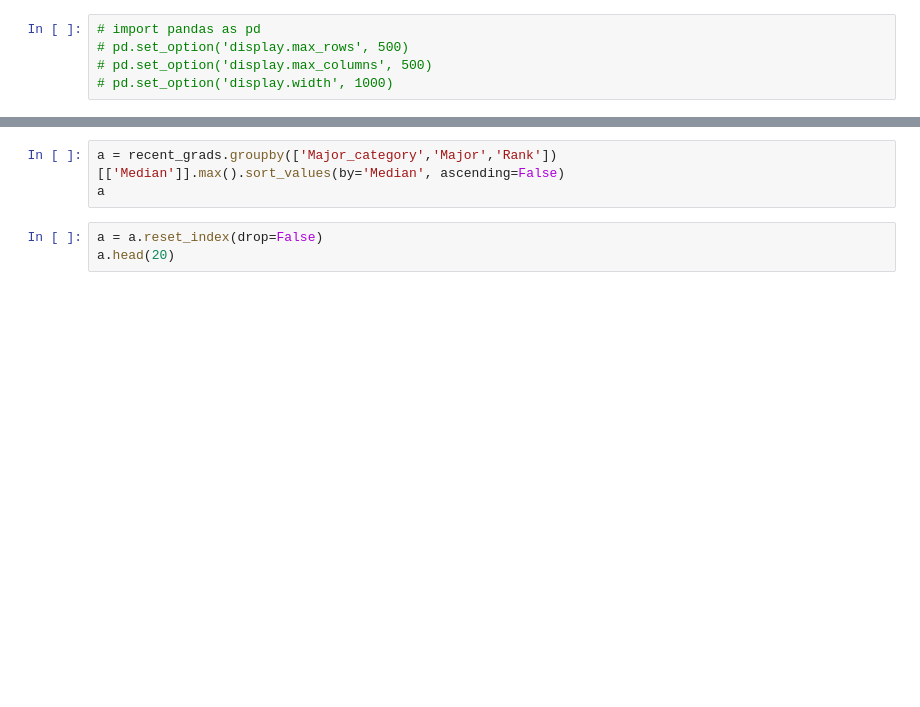
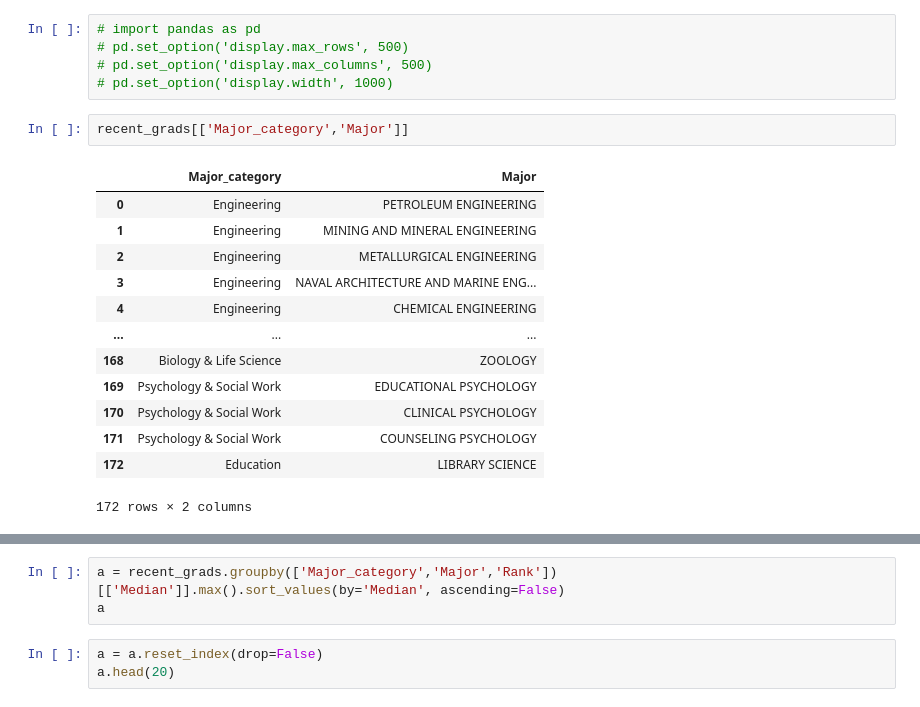
Before and after one commit to tayyabsarfraz/Introduction-to-Data-Analyst-and-Data-Science, a Jupyter notebook: Module no 02- Python for Data Scientists/02 - Pandas for Data Scientists/Lec-2.10(Pandas-01-From-Python-Dictionary-to-Pandas-Dataframe).ipynb, the cells around one changed output, grey strips where cells are left out. Saved outputs shown, nothing was run; the diff lists cells and outputs as text; blank space fills up the shorter version.

```diff
--- a/Module no 02- Python for Data Scientists/02 - Pandas for Data Scientists/Lec-2.10(Pandas-01-From-Python-Dictionary-to-Pandas-Dataframe).ipynb
+++ b/Module no 02- Python for Data Scientists/02 - Pandas for Data Scientists/Lec-2.10(Pandas-01-From-Python-Dictionary-to-Pandas-Dataframe).ipynb
@@ -545,3 +588,19 @@ recent_grads.Major_category.unique()
 # pd.set_option('display.max_rows', 500)
 # pd.set_option('display.max_columns', 500)
 # pd.set_option('display.width', 1000)
+# %%
+recent_grads[['Major_category','Major']]
+# %% [output]
+|  | Major_category | Major |
+| 0 | Engineering | PETROLEUM ENGINEERING |
+| 1 | Engineering | MINING AND MINERAL ENGINEERING |
+| 2 | Engineering | METALLURGICAL ENGINEERING |
+| 3 | Engineering | NAVAL ARCHITECTURE AND MARINE ENG... |
+| 4 | Engineering | CHEMICAL ENGINEERING |
+| ... | ... | ... |
+| 168 | Biology & Life Science | ZOOLOGY |
+| 169 | Psychology & Social Work | EDUCATIONAL PSYCHOLOGY |
+| 170 | Psychology & Social Work | CLINICAL PSYCHOLOGY |
+| 171 | Psychology & Social Work | COUNSELING PSYCHOLOGY |
+| 172 | Education | LIBRARY SCIENCE |
+172 rows × 2 columns
```
Also changed, not shown: parts of 19 cells of this notebook.
